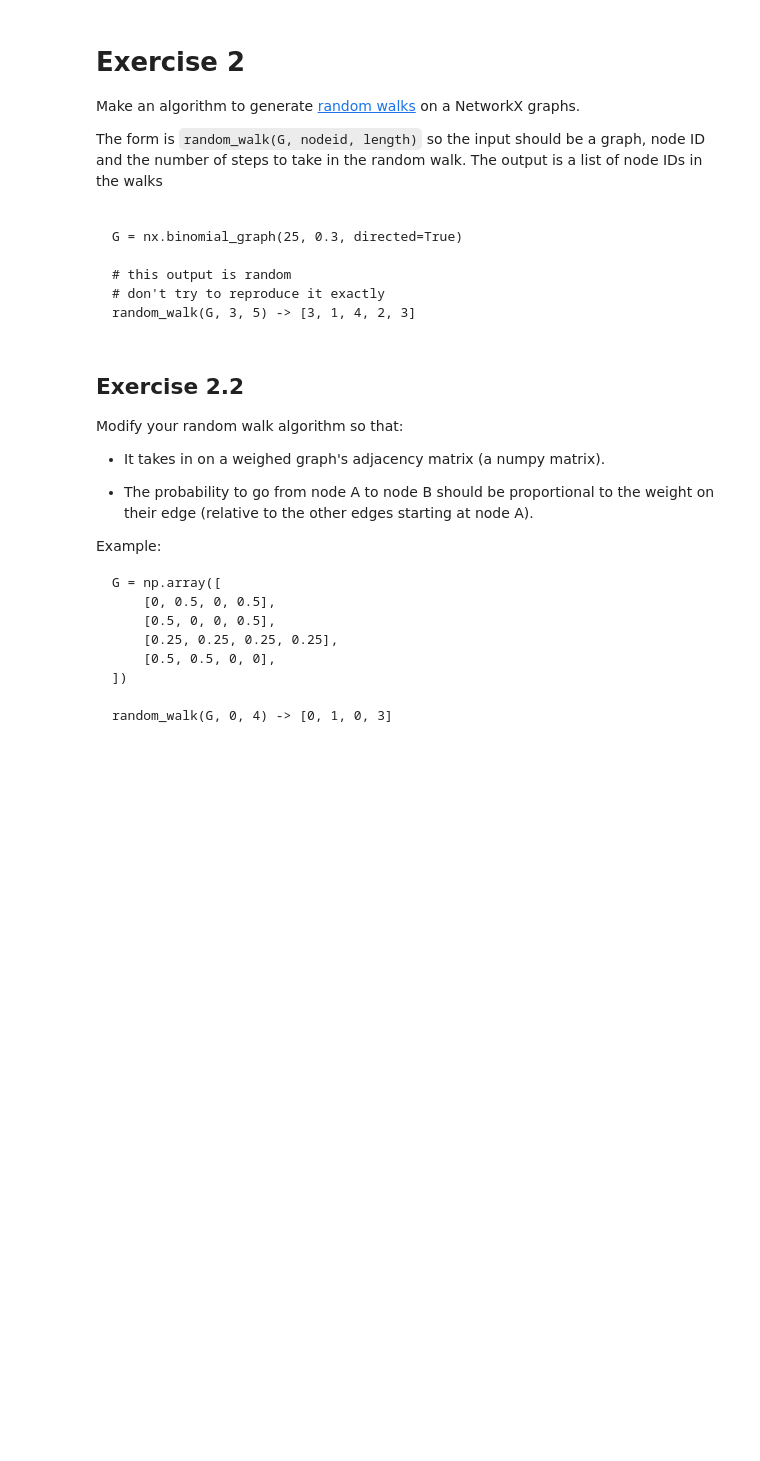
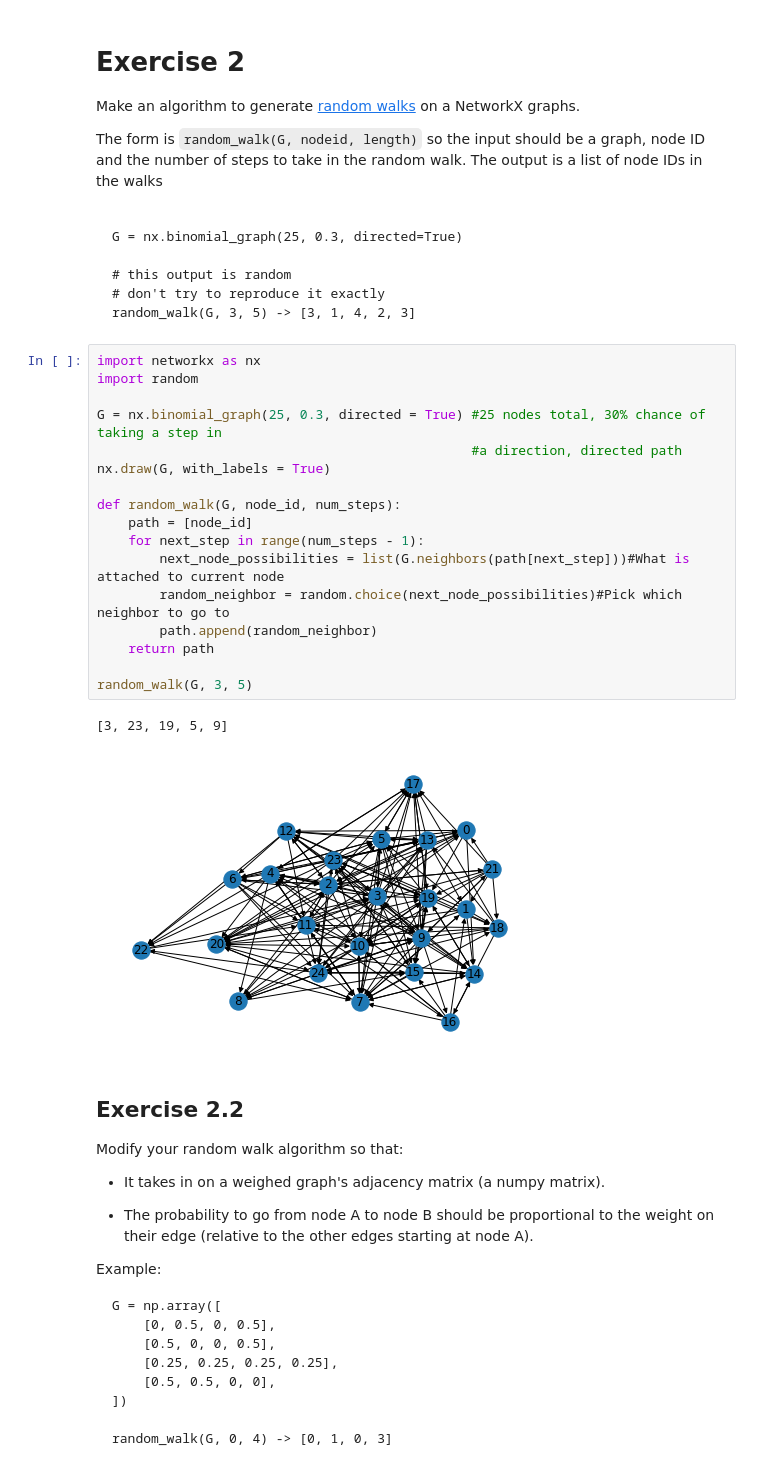
Before and after one commit to cb-ds-1/m1-11-networks, a Jupyter notebook: Workshop Graphs.ipynb, the cells around one changed output. Cells and saved outputs as stored; diff of their text form; blank space fills up the shorter version.

````diff
--- a/Workshop Graphs.ipynb
+++ b/Workshop Graphs.ipynb
@@ -51,6 +132,26 @@ G = nx.binomial_graph(25, 0.3, directed=True)
 # don't try to reproduce it exactly
 random_walk(G, 3, 5) -> [3, 1, 4, 2, 3]
 ```
+# %%
+import networkx as nx
+import random
+
+G = nx.binomial_graph(25, 0.3, directed = True) #25 nodes total, 30% chance of taking a step in
+                                                #a direction, directed path
+nx.draw(G, with_labels = True)
+
+def random_walk(G, node_id, num_steps):
+    path = [node_id]
+    for next_step in range(num_steps - 1):
+        next_node_possibilities = list(G.neighbors(path[next_step]))#What is attached to current node
+        random_neighbor = random.choice(next_node_possibilities)#Pick which neighbor to go to
+        path.append(random_neighbor)
+    return path
+
+random_walk(G, 3, 5)
+# %% [output]
+[3, 23, 19, 5, 9]
+[figure, added]
 # %% [markdown]
 ## Exercise 2.2
 
````
Also changed, not shown: parts of 9 cells of this notebook, 1 other file.
